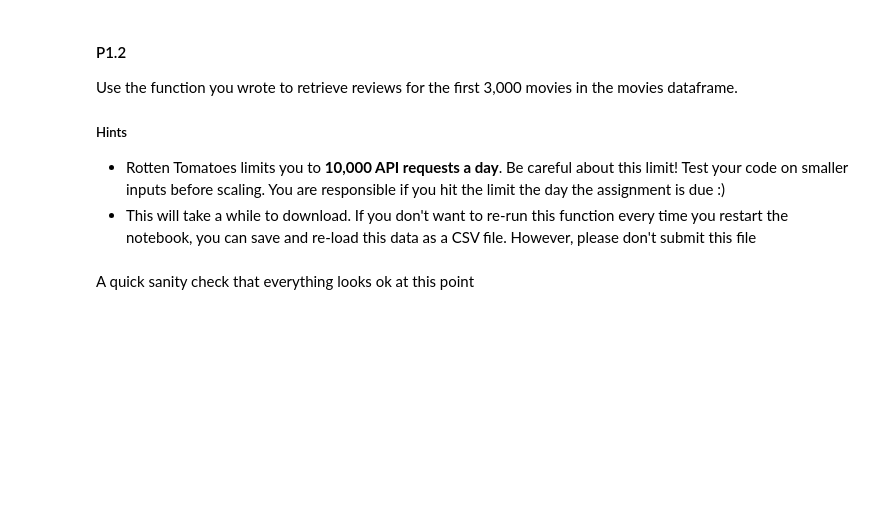
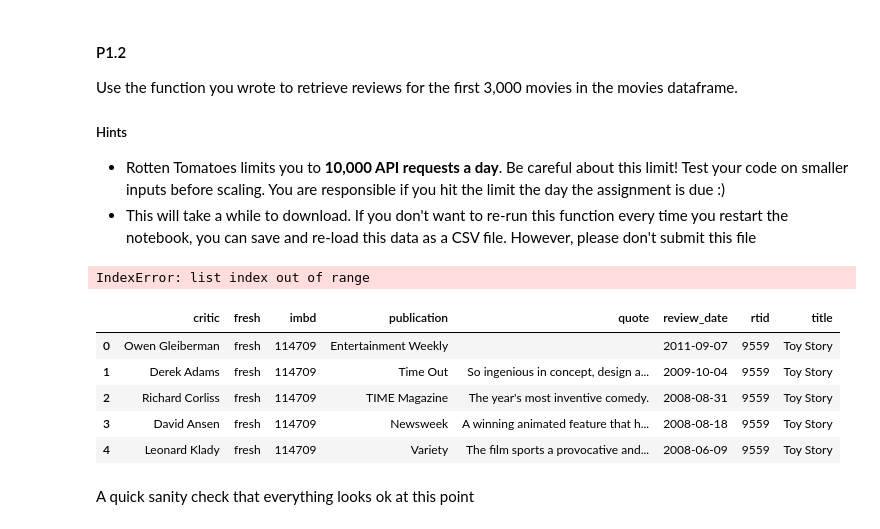
Before and after one commit to jingw01/CS109, a Jupyter notebook: HW3.ipynb, the cells around one changed output. Saved outputs shown, nothing was run; the diff lists cells and outputs as text; code cells hidden in the pictures; blank space fills up the shorter version.

```diff
--- a/HW3.ipynb
+++ b/HW3.ipynb
@@ -322,6 +311,25 @@ A dataframe
   and concatenating the results into a single DataFrame
 """
 #your code here
+def build_table(movies,rows):
+    df=[]
+    for n in range(rows):
+        df.append(fetch_review(movies,n))
+
+    return pd.concat(df,ignore_index=True)
+# %%
+table=build_table(movies,3000)
+# %% [output]
+IndexError: list index out of range
+# %%
+table.to_csv(")
+# %% [output]
+|  | critic | fresh | imbd | publication | quote | review_date | rtid | title |
+| 0 | Owen Gleiberman | fresh | 114709 | Entertainment Weekly |  | 2011-09-07 | 9559 | Toy Story |
+| 1 | Derek Adams | fresh | 114709 | Time Out | So ingenious in concept, design a... | 2009-10-04 | 9559 | Toy Story |
+| 2 | Richard Corliss | fresh | 114709 | TIME Magazine | The year's most inventive comedy. | 2008-08-31 | 9559 | Toy Story |
+| 3 | David Ansen | fresh | 114709 | Newsweek | A winning animated feature that h... | 2008-08-18 | 9559 | Toy Story |
+| 4 | Leonard Klady | fresh | 114709 | Variety | The film sports a provocative and... | 2008-06-09 | 9559 | Toy Story |
 # %%
 #you can toggle which lines are commented, if you
 #want to re-load your results to avoid repeatedly calling this function
```
Also changed, not shown: parts of 2 cells of this notebook.
